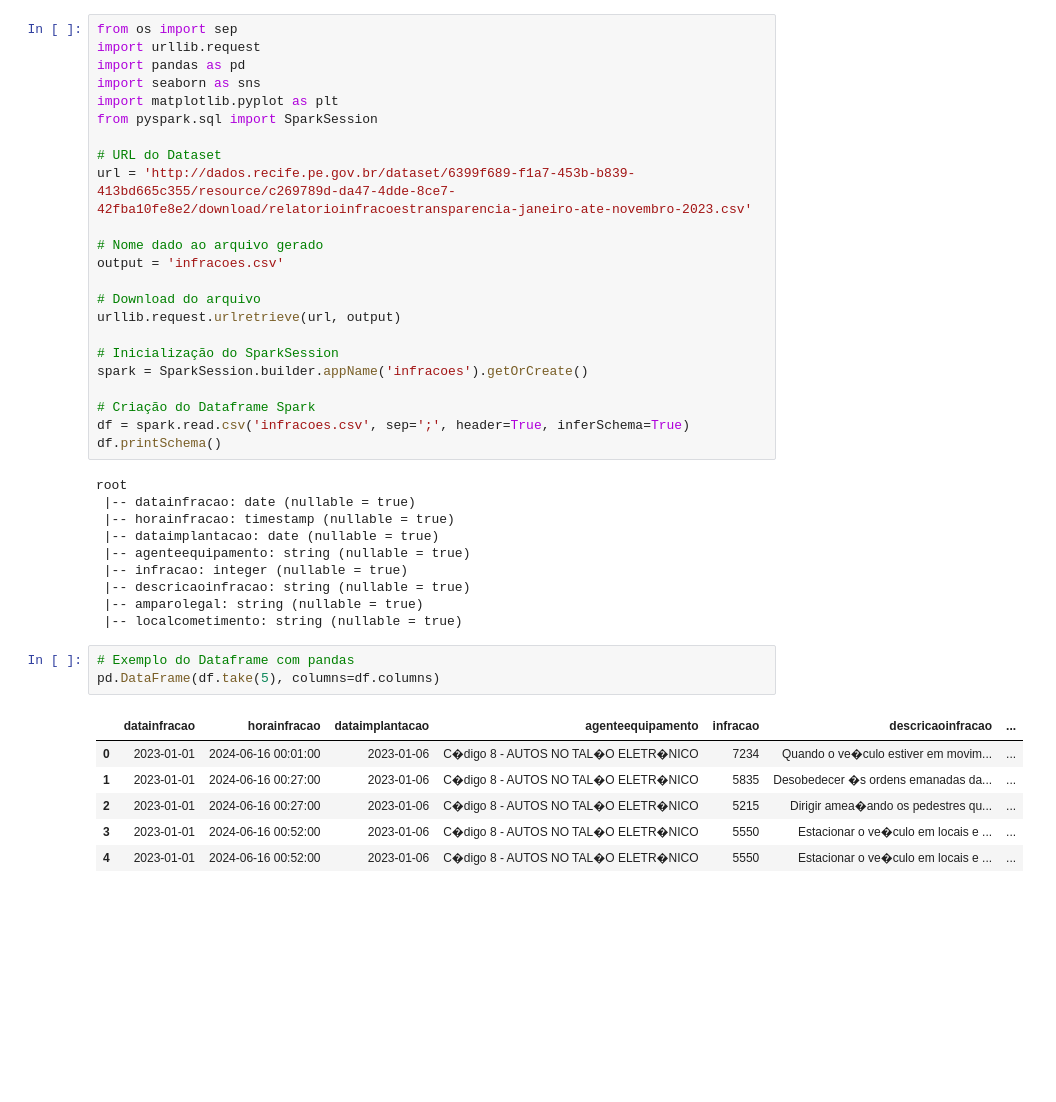
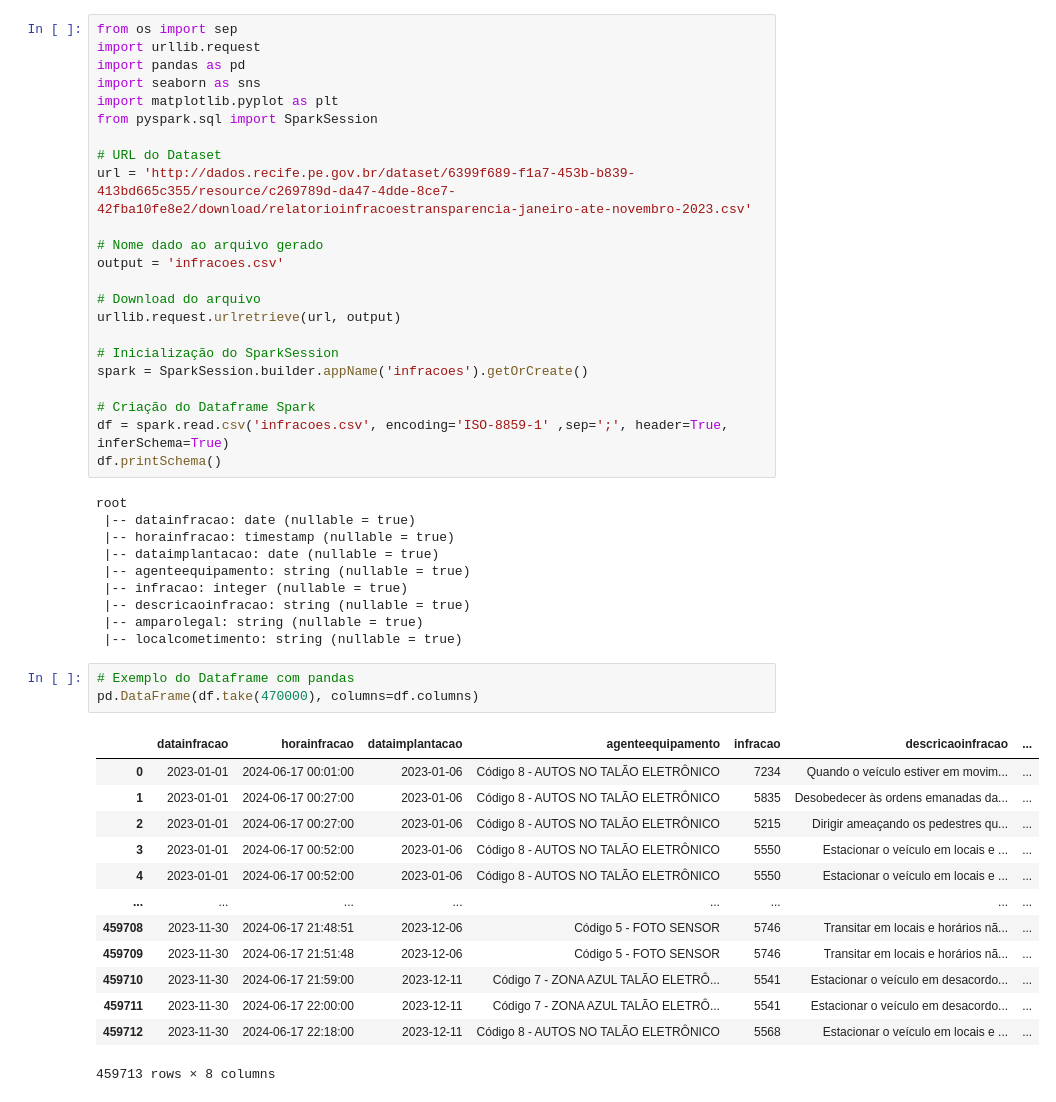
Before and after one commit to Barros313/Big-Data-1---Senac-TADS028, a Jupyter notebook: pyspark/infracoes_pyspark.ipynb, the cells around one changed output. Drawn from its saved outputs; the diff is of its cells as text; blank space fills up the shorter version.

Commit message:
Changed encoding to ISO 8859-1 to support accents and changed all values in 'agenteequipamento' to uppercase

```diff
--- a/pyspark/infracoes_pyspark.ipynb
+++ b/pyspark/infracoes_pyspark.ipynb
@@ -41,7 +41,7 @@ urllib.request.urlretrieve(url, output)
 spark = SparkSession.builder.appName('infracoes').getOrCreate()
 
 # Criação do Dataframe Spark
-df = spark.read.csv('infracoes.csv', sep=';', header=True, inferSchema=True)
+df = spark.read.csv('infracoes.csv', encoding='ISO-8859-1' ,sep=';', header=True, inferSchema=True)
 df.printSchema()
 # %% [output]
 root
@@ -55,11 +55,18 @@ root
  |-- localcometimento: string (nullable = true)
 # %%
 # Exemplo do Dataframe com pandas
-pd.DataFrame(df.take(5), columns=df.columns)
+pd.DataFrame(df.take(470000), columns=df.columns)
 # %% [output]
 |  | datainfracao | horainfracao | dataimplantacao | agenteequipamento | infracao | descricaoinfracao | ... |
-| 0 | 2023-01-01 | 2024-06-16 00:01:00 | 2023-01-06 | C�digo 8 - AUTOS NO TAL�O ELETR�NICO | 7234 | Quando o ve�culo estiver em movim... | ... |
-| 1 | 2023-01-01 | 2024-06-16 00:27:00 | 2023-01-06 | C�digo 8 - AUTOS NO TAL�O ELETR�NICO | 5835 | Desobedecer �s ordens emanadas da... | ... |
-| 2 | 2023-01-01 | 2024-06-16 00:27:00 | 2023-01-06 | C�digo 8 - AUTOS NO TAL�O ELETR�NICO | 5215 | Dirigir amea�ando os pedestres qu... | ... |
-| 3 | 2023-01-01 | 2024-06-16 00:52:00 | 2023-01-06 | C�digo 8 - AUTOS NO TAL�O ELETR�NICO | 5550 | Estacionar o ve�culo em locais e ... | ... |
-| 4 | 2023-01-01 | 2024-06-16 00:52:00 | 2023-01-06 | C�digo 8 - AUTOS NO TAL�O ELETR�NICO | 5550 | Estacionar o ve�culo em locais e ... | ... |
+| 0 | 2023-01-01 | 2024-06-17 00:01:00 | 2023-01-06 | Código 8 - AUTOS NO TALÃO ELETRÔNICO | 7234 | Quando o veículo estiver em movim... | ... |
+| 1 | 2023-01-01 | 2024-06-17 00:27:00 | 2023-01-06 | Código 8 - AUTOS NO TALÃO ELETRÔNICO | 5835 | Desobedecer às ordens emanadas da... | ... |
+| 2 | 2023-01-01 | 2024-06-17 00:27:00 | 2023-01-06 | Código 8 - AUTOS NO TALÃO ELETRÔNICO | 5215 | Dirigir ameaçando os pedestres qu... | ... |
+| 3 | 2023-01-01 | 2024-06-17 00:52:00 | 2023-01-06 | Código 8 - AUTOS NO TALÃO ELETRÔNICO | 5550 | Estacionar o veículo em locais e ... | ... |
+| 4 | 2023-01-01 | 2024-06-17 00:52:00 | 2023-01-06 | Código 8 - AUTOS NO TALÃO ELETRÔNICO | 5550 | Estacionar o veículo em locais e ... | ... |
+| ... | ... | ... | ... | ... | ... | ... | ... |
+| 459708 | 2023-11-30 | 2024-06-17 21:48:51 | 2023-12-06 | Código 5 - FOTO SENSOR | 5746 | Transitar em locais e horários nã... | ... |
+| 459709 | 2023-11-30 | 2024-06-17 21:51:48 | 2023-12-06 | Código 5 - FOTO SENSOR | 5746 | Transitar em locais e horários nã... | ... |
+| 459710 | 2023-11-30 | 2024-06-17 21:59:00 | 2023-12-11 | Código 7 - ZONA AZUL TALÃO ELETRÔ... | 5541 | Estacionar o veículo em desacordo... | ... |
+| 459711 | 2023-11-30 | 2024-06-17 22:00:00 | 2023-12-11 | Código 7 - ZONA AZUL TALÃO ELETRÔ... | 5541 | Estacionar o veículo em desacordo... | ... |
+| 459712 | 2023-11-30 | 2024-06-17 22:18:00 | 2023-12-11 | Código 8 - AUTOS NO TALÃO ELETRÔNICO | 5568 | Estacionar o veículo em locais e ... | ... |
+459713 rows × 8 columns
```
Also changed, not shown: parts of 5 cells of this notebook.
